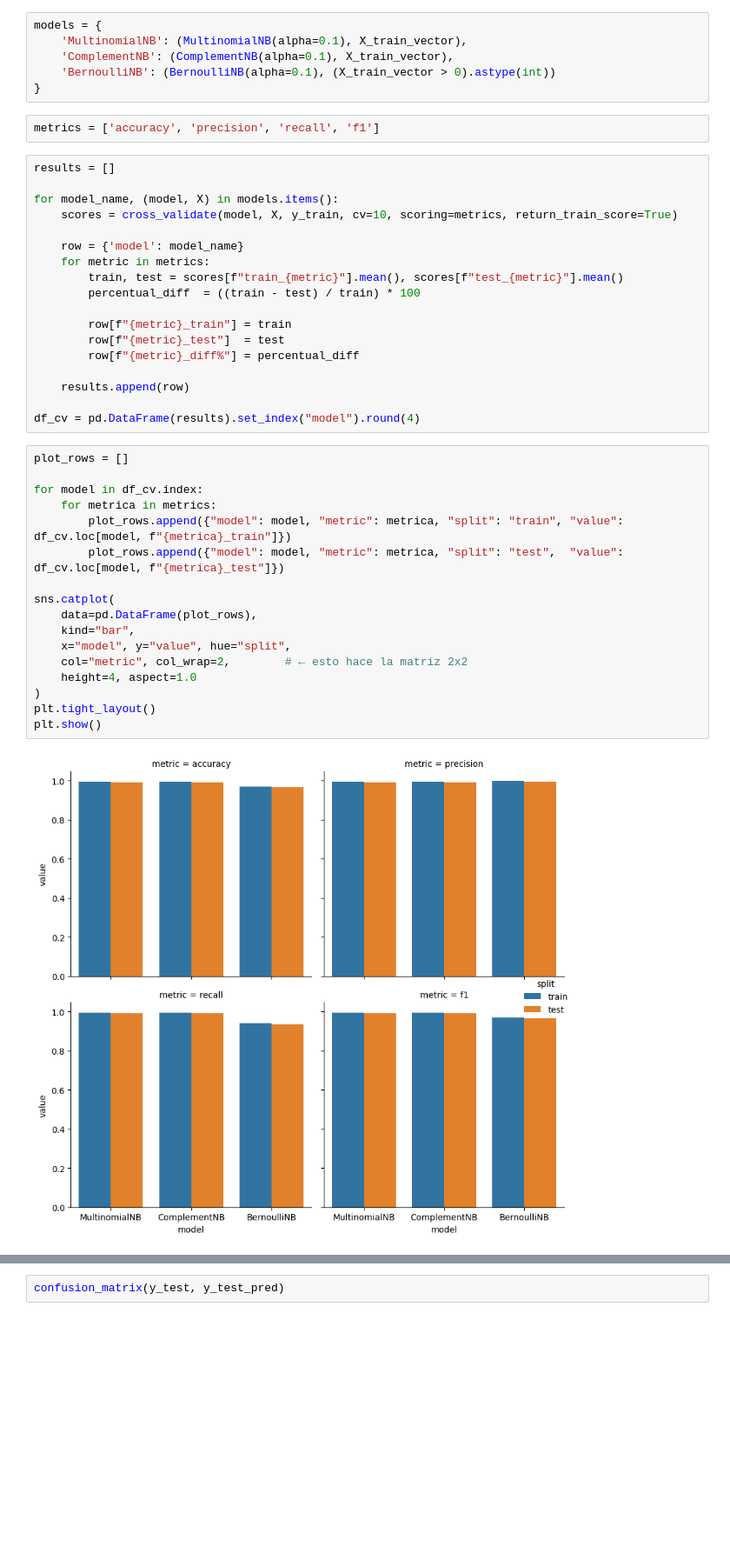
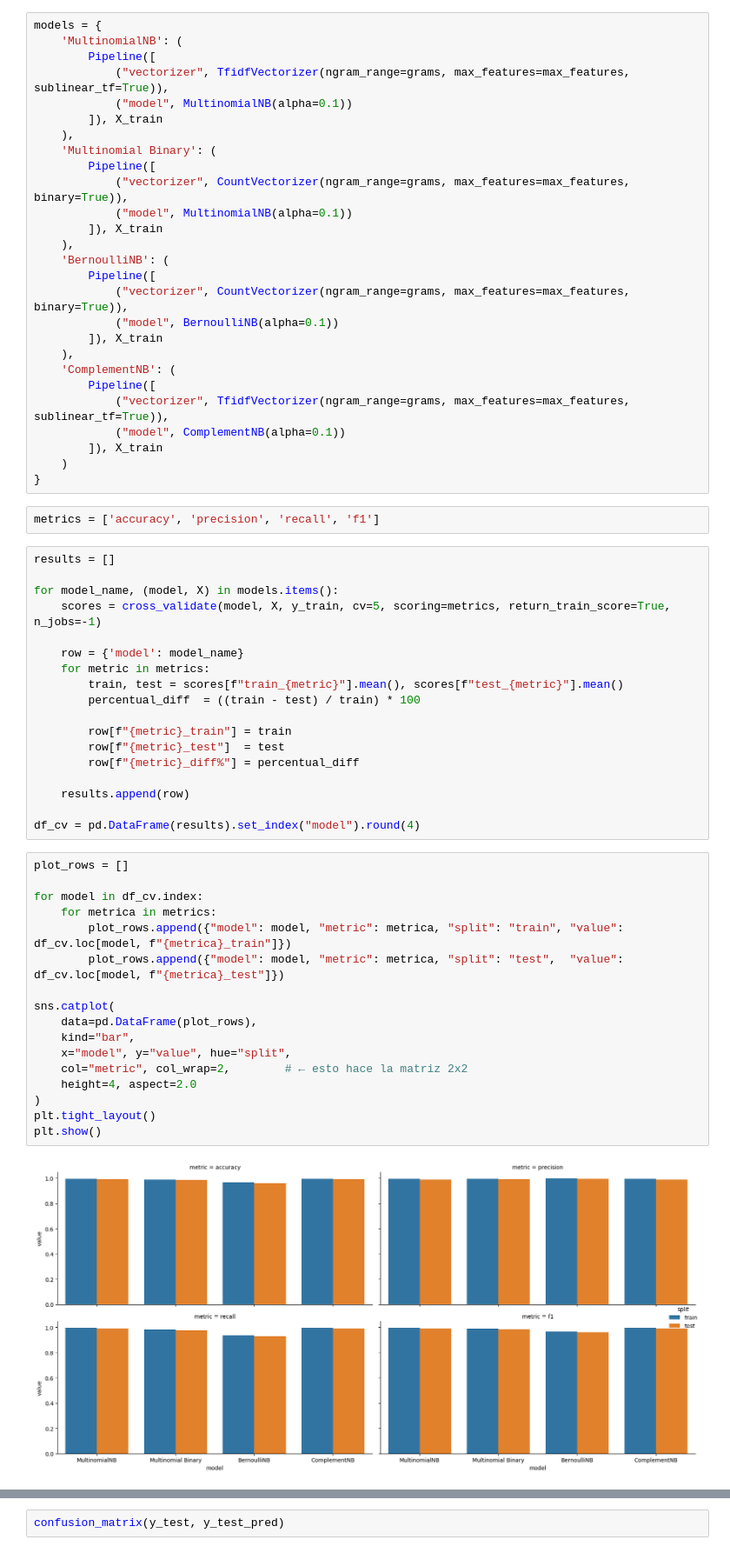
Before and after one commit to spuerta10/SpamDetectionNaiveBayes, a Jupyter notebook: notebooks/nb_vs_mlp.ipynb, the cells around one changed output, grey strips where cells are left out. Shown at 87% size. Drawn from its saved outputs; the diff is of its cells as text; blank space fills up the shorter version.

Commit message:
feat: Added complement NB to models comparisson

```diff
--- a/notebooks/nb_vs_mlp.ipynb
+++ b/notebooks/nb_vs_mlp.ipynb
@@ -207,8 +245,29 @@ X_train_vector, X_test_vector = vectorizer.fit_transform(X_train), vectorizer.tr
 # %%
 models = {
-    'MultinomialNB': (MultinomialNB(alpha=0.1), X_train_vector),
-    'ComplementNB': (ComplementNB(alpha=0.1), X_train_vector),
-    'BernoulliNB': (BernoulliNB(alpha=0.1), (X_train_vector > 0).astype(int))
+    'MultinomialNB': (
+        Pipeline([
+            ("vectorizer", TfidfVectorizer(ngram_range=grams, max_features=max_features, sublinear_tf=True)),
+            ("model", MultinomialNB(alpha=0.1))
+        ]), X_train
+    ),
+    'Multinomial Binary': (
+        Pipeline([
+            ("vectorizer", CountVectorizer(ngram_range=grams, max_features=max_features, binary=True)),
+            ("model", MultinomialNB(alpha=0.1))
+        ]), X_train
+    ),
+    'BernoulliNB': (
+        Pipeline([
+            ("vectorizer", CountVectorizer(ngram_range=grams, max_features=max_features, binary=True)),
+            ("model", BernoulliNB(alpha=0.1))
+        ]), X_train
+    ),
+    'ComplementNB': (
+        Pipeline([
+            ("vectorizer", TfidfVectorizer(ngram_range=grams, max_features=max_features, sublinear_tf=True)),
+            ("model", ComplementNB(alpha=0.1))
+        ]), X_train
+    )
 }
 # %%
 metrics = ['accuracy', 'precision', 'recall', 'f1']
@@ -216,7 +275,7 @@ metrics = ['accuracy', 'precision', 'recall', 'f1']
 results = []
 
 for model_name, (model, X) in models.items():
-    scores = cross_validate(model, X, y_train, cv=10, scoring=metrics, return_train_score=True)
+    scores = cross_validate(model, X, y_train, cv=5, scoring=metrics, return_train_score=True, n_jobs=-1)
 
     row = {'model': model_name}
     for metric in metrics:
@@ -233,19 +292,19 @@ df_cv = pd.DataFrame(results).set_index("model").round(4)
 # %%
 plot_rows = []
 
 for model in df_cv.index:
     for metrica in metrics:
         plot_rows.append({"model": model, "metric": metrica, "split": "train", "value": df_cv.loc[model, f"{metrica}_train"]})
         plot_rows.append({"model": model, "metric": metrica, "split": "test",  "value": df_cv.loc[model, f"{metrica}_test"]})
 
 sns.catplot(
     data=pd.DataFrame(plot_rows),
     kind="bar",
     x="model", y="value", hue="split",
     col="metric", col_wrap=2,        # ← esto hace la matriz 2x2
-    height=4, aspect=1.0
+    height=4, aspect=2.0
 )
 plt.tight_layout()
 plt.show()
 # %% [output]
-[figure, old version]
+[figure, new version]
```
Also changed, not shown: parts of 81 cells of this notebook.
